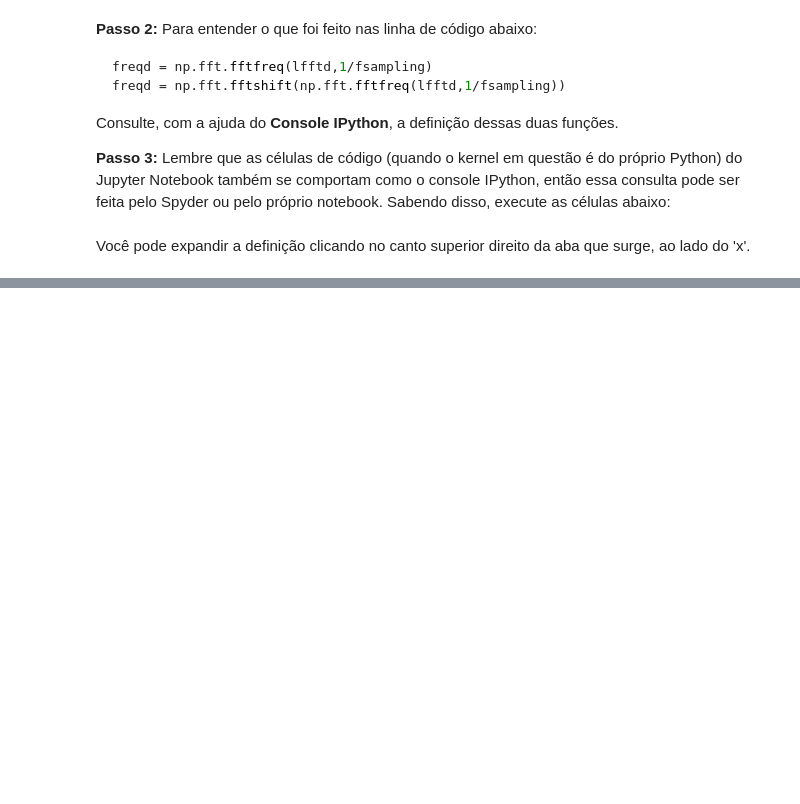
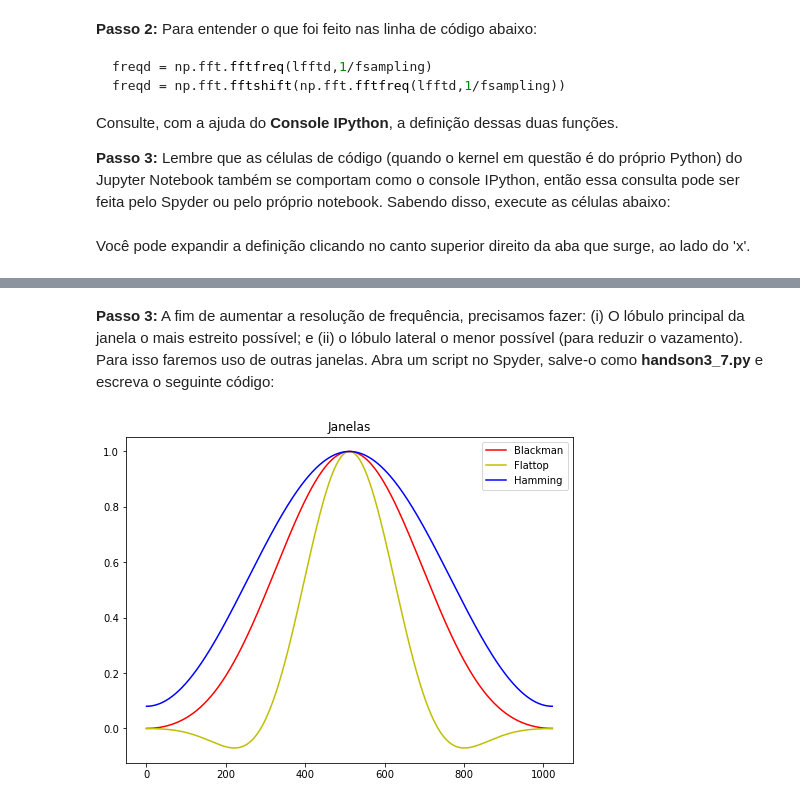
Before and after one commit to josemcast/DCO2004_LabPSC, a Jupyter notebook: h03_python.ipynb, the cells around one changed output, grey strips where cells are left out. Saved outputs shown, nothing was run; the diff lists cells and outputs as text; code cells hidden in the pictures; blank space fills up the shorter version.

```diff
--- a/h03_python.ipynb
+++ b/h03_python.ipynb
@@ -399,0 +504,22 @@ np.fft.fftshift?
+# %% [markdown]
+**Passo 3:** A fim de aumentar a resolução de frequência, precisamos fazer: (i) O lóbulo principal da janela o mais estreito possível; e (ii) o lóbulo lateral o menor possível (para reduzir o vazamento). Para isso faremos uso de outras  janelas. Abra um script no Spyder, salve-o como **handson3_7.py** e escreva o seguinte código:
+# %%
+#extraindo os arrays das janelas
+# a classe Window possui um atributo chamado 'data' : array com os valores de amplitude
+#usaremos esse atributo para trabalhar com os valores da janela
+from spectrum.window import Window
+from matplotlib import pyplot as plt
+import numpy as np
+N_pontos = 1024
+b = Window(N_pontos, name= 'blackman')             #janela do tipo blackman
+f = Window(N_pontos, name= 'flattop')              #janela do tipo flattop
+h = Window(N_pontos, name= 'hamming')              #janela do tipo hamming
+
+x = np.linspace(0,N_pontos-1,N_pontos)             #eixo horizontal
+plt.figure(1,[8,6])                                #cria figura vazia, de tamanho 10x7
+plt.plot(x,b.data,'r',x,f.data,'y',x,h.data,'b')   #plota as linhas das janelas
+plt.legend(['Blackman','Flattop','Hamming'])       #escolhe as legendas
+plt.title("Janelas")
+plt.show()
+# %% [output]
+[figure, added]
```
Also changed, not shown: parts of 9 cells of this notebook, 3 other files.
